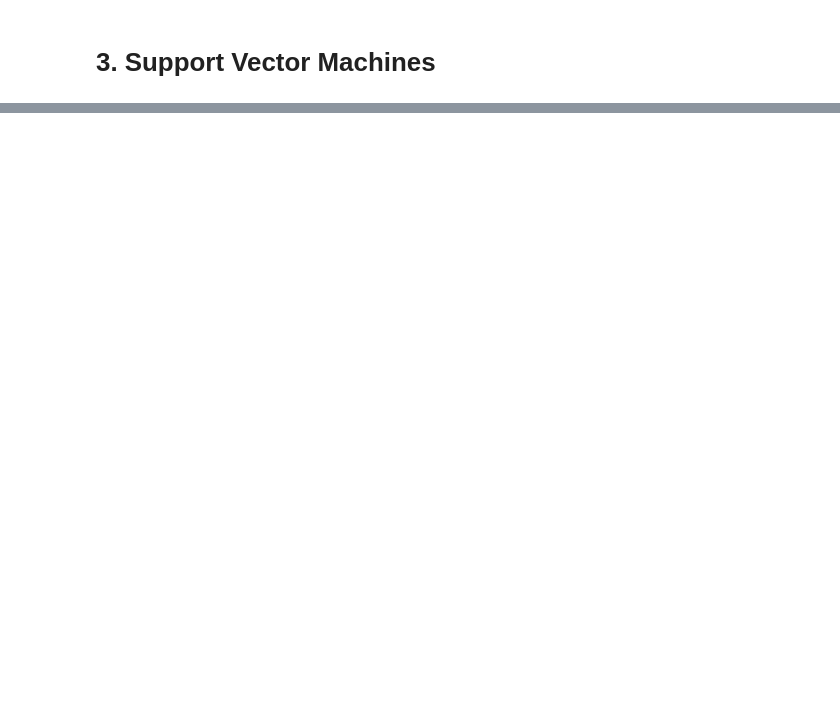
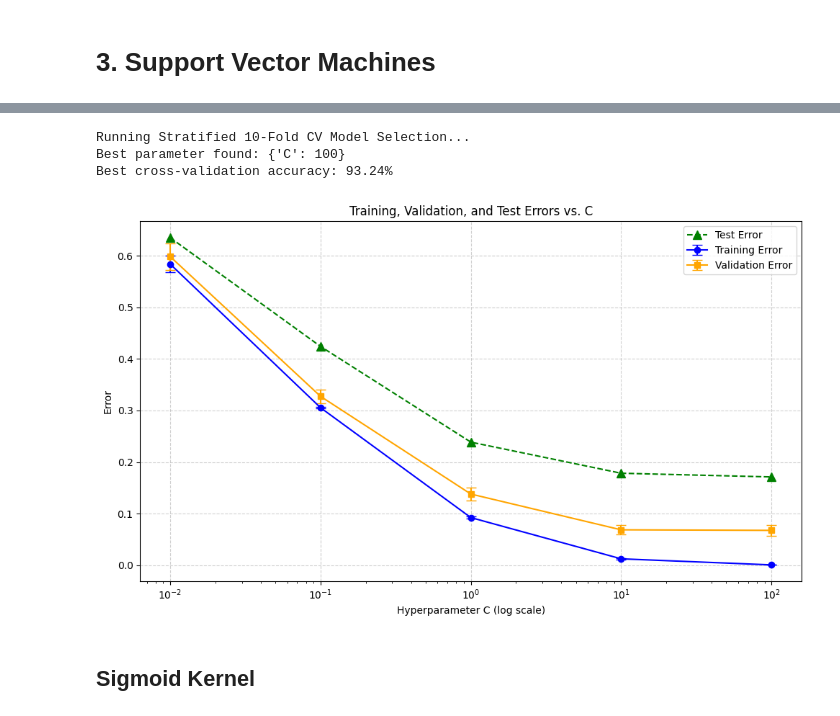
Before and after one commit to Tyler-42690/Fruit-Dataset, a Jupyter notebook: assignment.ipynb, the cells around one changed output, grey strips where cells are left out. Drawn from its saved outputs; the diff is of its cells as text; code cells hidden in the pictures; blank space fills up the shorter version.

```diff
--- a/assignment.ipynb
+++ b/assignment.ipynb
@@ -183,0 +369,68 @@ It is evident from the above figure that the Rambutan classe is the most separab
+# %%
+print("Running Stratified 10-Fold CV Model Selection...")
+poly_svc = SVC(kernel='poly')
+grid_search = GridSearchCV(
+    estimator=poly_svc,
+    param_grid=param_grid,
+    cv=skf,                 # Pass the StratifiedKFold object here
+    scoring='accuracy',
+    return_train_score=True,
+)
+
+# 4. "Learn" (train) the model using your 100-D dataset (X_train) and your labels (y_train)
+grid_search.fit(image_vectors, labels)
+
+# 5. Output the results
+print(f"Best parameter found: {grid_search.best_params_}")
+print(f"Best cross-validation accuracy: {grid_search.best_score_ * 100:.2f}%")
+
+# Now you have your final, optimized prediction model!
+best_svm_poly = grid_search.best_estimator_
+# %% [output]
+Running Stratified 10-Fold CV Model Selection...
+Best parameter found: {'C': 100}
+Best cross-validation accuracy: 93.24%
+# %%
+# Extract results
+results = grid_search.cv_results_
+C_values = np.array(results['param_C'].data, dtype=float)
+
+# Calculate errors (1 - accuracy)
+mean_train_error = 1 - results['mean_train_score']
+std_train_error = results['std_train_score']
+
+mean_val_error = 1 - results['mean_test_score']
+std_val_error = results['std_test_score']
+
+# Calculate test error for each C by training on the full training set
+test_errors = []
+for c in C_values:
+    poly_model = SVC(kernel='poly', C=c)
+    poly_model.fit(image_vectors, labels)
+    test_acc = poly_model.score(test_vectors, test_labels)
+    test_errors.append(1 - test_acc)
+
+# Plotting
+plt.figure(figsize=(10, 6))
+
+# Train error with error bars
+plt.errorbar(C_values, mean_train_error, yerr=std_train_error, fmt='-o', capsize=5, label='Training Error', color='blue')
+
+# Validation error with error bars
+plt.errorbar(C_values, mean_val_error, yerr=std_val_error, fmt='-s', capsize=5, label='Validation Error', color='orange')
+
+# Test error
+plt.plot(C_values, test_errors, '--^', color='green', label='Test Error', markersize=8)
+
+plt.xscale('log')
+plt.xlabel('Hyperparameter C (log scale)')
+plt.ylabel('Error')
+plt.title('Training, Validation, and Test Errors vs. C')
+plt.legend()
+plt.grid(True, linestyle='--', alpha=0.6)
+plt.tight_layout()
+plt.savefig('error_plot.png')
+# %% [output]
+[figure, added]
+# %% [markdown]
+<h2><b>Sigmoid Kernel</b></h2>
```
Also changed, not shown: parts of 19 cells of this notebook, 1 other file.
